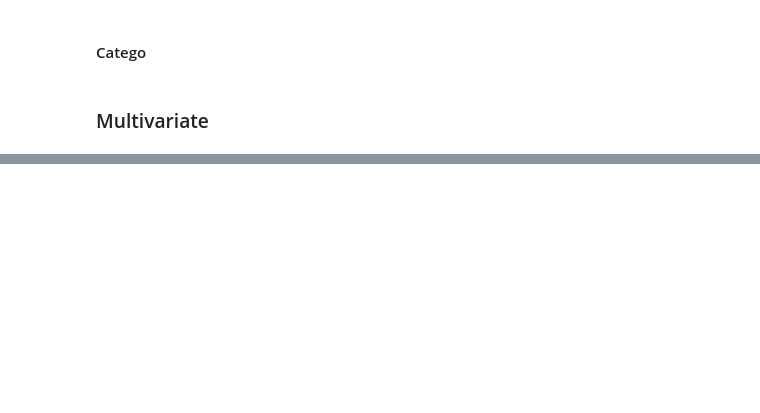
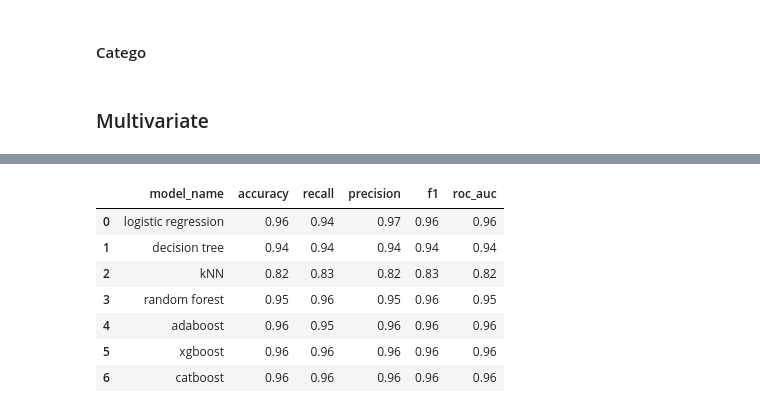
Before and after one commit to garrylgiancarlo/project-clickedads, a Jupyter notebook: clicked_ads.ipynb, the cells around one changed output, grey strips where cells are left out. Drawn from its saved outputs; the diff is of its cells as text; code cells hidden in the pictures; blank space fills up the shorter version.

```diff
--- a/clicked_ads.ipynb
+++ b/clicked_ads.ipynb
@@ -187,0 +389,17 @@ fig.show()
+# %%
+pd.DataFrame([model_1_result['test'],
+              model_2_result['test'],
+              model_3_result['test'],
+              model_4_result['test'],
+              model_5_result['test'],
+              model_6_result['test'],
+              model_7_result['test']])
+# %% [output]
+|  | model_name | accuracy | recall | precision | f1 | roc_auc |
+| 0 | logistic regression | 0.96 | 0.94 | 0.97 | 0.96 | 0.96 |
+| 1 | decision tree | 0.94 | 0.94 | 0.94 | 0.94 | 0.94 |
+| 2 | kNN | 0.82 | 0.83 | 0.82 | 0.83 | 0.82 |
+| 3 | random forest | 0.95 | 0.96 | 0.95 | 0.96 | 0.95 |
+| 4 | adaboost | 0.96 | 0.95 | 0.96 | 0.96 | 0.96 |
+| 5 | xgboost | 0.96 | 0.96 | 0.96 | 0.96 | 0.96 |
+| 6 | catboost | 0.96 | 0.96 | 0.96 | 0.96 | 0.96 |
```
Also changed, not shown: parts of 35 cells of this notebook.
